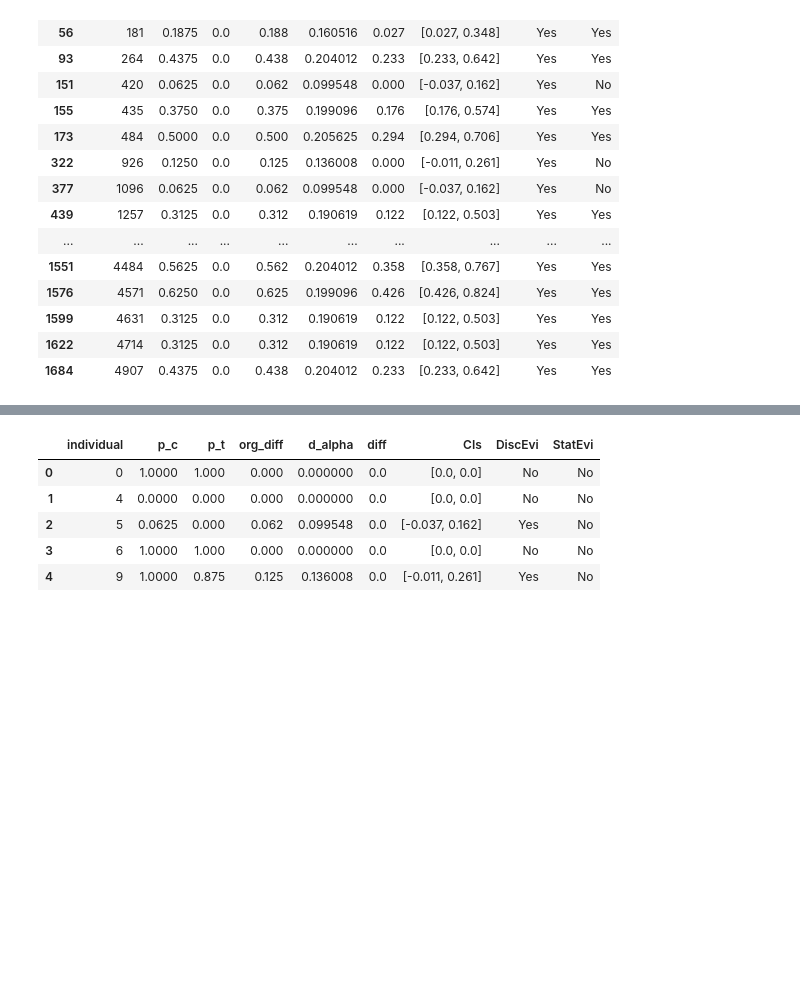
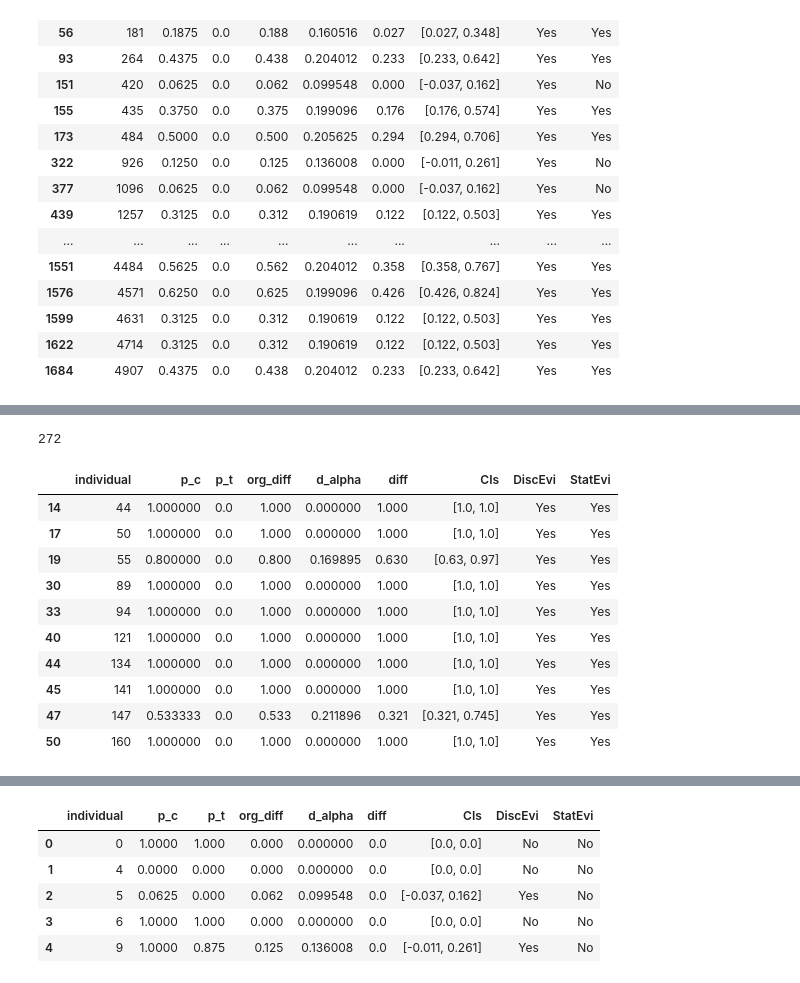
Before and after one commit to cc-jalvarez/counterfactual-situation-testing, a Jupyter notebook: src/analysis_loan_application.ipynb, the cells around one changed output, grey strips where cells are left out. Saved outputs shown, nothing was run; the diff lists cells and outputs as text; code cells hidden in the pictures; blank space fills up the shorter version.

```diff
--- a/src/analysis_loan_application.ipynb
+++ b/src/analysis_loan_application.ipynb
@@ -711,0 +742,16 @@ Most of the the output is already provided by the run file. See the results fold
+# %%
+print(cst_test[(cst_test['DiscEvi'] == 'Yes') & (cst_test['StatEvi'] == 'Yes')].shape[0])
+cst_test[(cst_test['DiscEvi'] == 'Yes') & (cst_test['StatEvi'] == 'Yes')].head(10)
+# %% [output]
+272
+|  | individual | p_c | p_t | org_diff | d_alpha | diff | CIs | DiscEvi | StatEvi |
+| 14 | 44 | 1.000000 | 0.0 | 1.000 | 0.000000 | 1.000 | [1.0, 1.0] | Yes | Yes |
+| 17 | 50 | 1.000000 | 0.0 | 1.000 | 0.000000 | 1.000 | [1.0, 1.0] | Yes | Yes |
+| 19 | 55 | 0.800000 | 0.0 | 0.800 | 0.169895 | 0.630 | [0.63, 0.97] | Yes | Yes |
+| 30 | 89 | 1.000000 | 0.0 | 1.000 | 0.000000 | 1.000 | [1.0, 1.0] | Yes | Yes |
+| 33 | 94 | 1.000000 | 0.0 | 1.000 | 0.000000 | 1.000 | [1.0, 1.0] | Yes | Yes |
+| 40 | 121 | 1.000000 | 0.0 | 1.000 | 0.000000 | 1.000 | [1.0, 1.0] | Yes | Yes |
+| 44 | 134 | 1.000000 | 0.0 | 1.000 | 0.000000 | 1.000 | [1.0, 1.0] | Yes | Yes |
+| 45 | 141 | 1.000000 | 0.0 | 1.000 | 0.000000 | 1.000 | [1.0, 1.0] | Yes | Yes |
+| 47 | 147 | 0.533333 | 0.0 | 0.533 | 0.211896 | 0.321 | [0.321, 0.745] | Yes | Yes |
+| 50 | 160 | 1.000000 | 0.0 | 1.000 | 0.000000 | 1.000 | [1.0, 1.0] | Yes | Yes |
```
Also changed, not shown: parts of 6 cells of this notebook.
